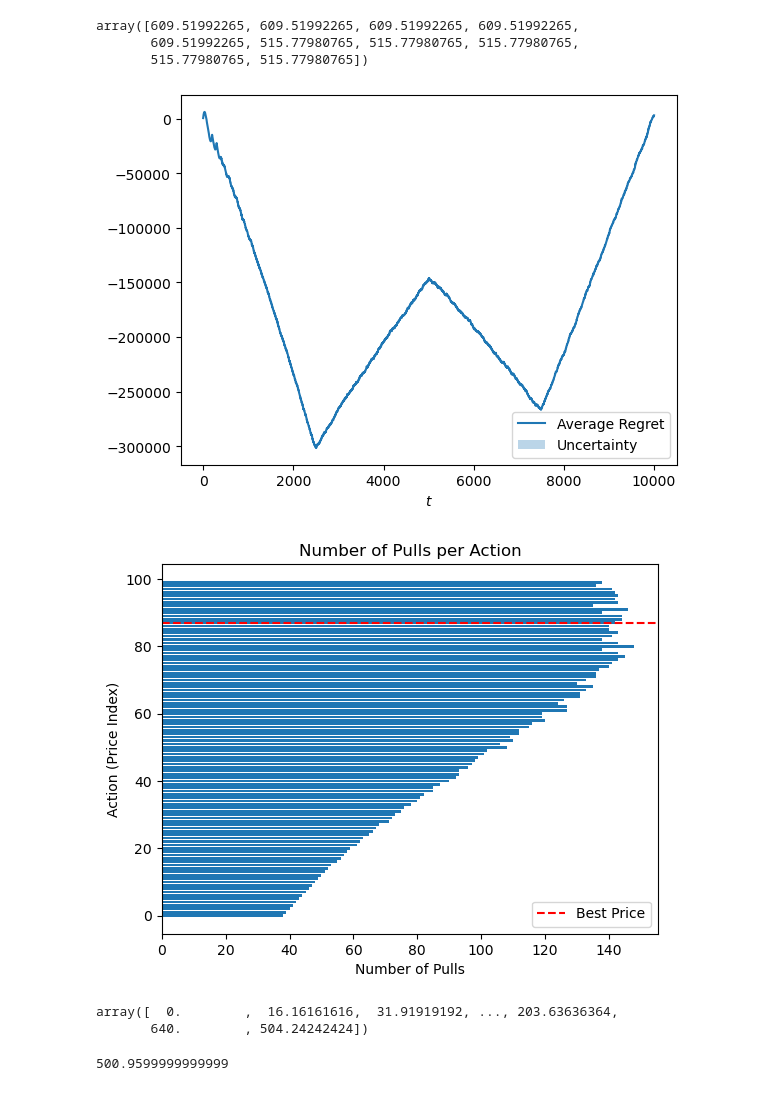
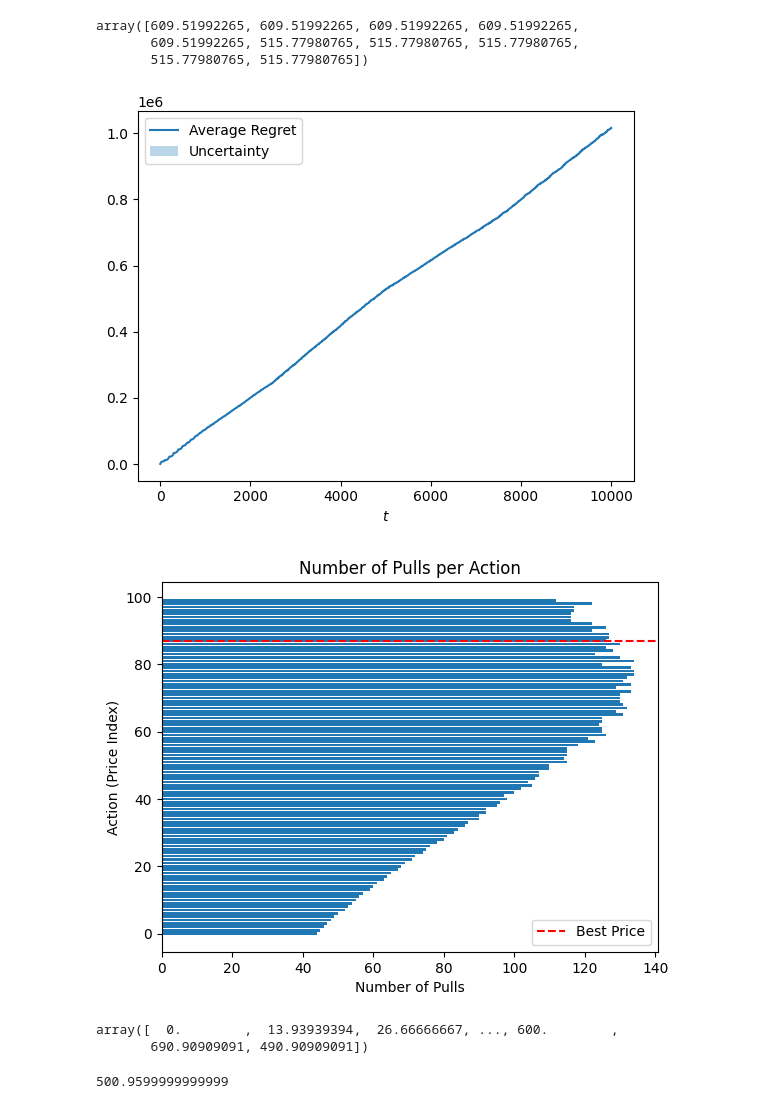
Before and after one commit to GabriFarace/OLA-project, a Jupyter notebook: requirement3.ipynb, the cells around one changed output. Saved outputs shown, nothing was run; the diff lists cells and outputs as text; code cells hidden in the pictures.

```diff
--- a/requirement3.ipynb
+++ b/requirement3.ipynb
@@ -6,15 +8,15 @@ import pandas as pd
 # %%
 class NonStationaryPricingEnvironment:
-    def __init__(self, conversion_probabilities, cost, interval_length, seed=None):
+    def __init__(self, slopes, cost, interval_length, seed=None):
         #np.random.seed(seed)
-        self.conversion_probabilities = conversion_probabilities
+        self.slopes = slopes
         self.cost = cost
         self.interval_length = interval_length
         self.t = 0
         self.current_interval = 0
 
     def round(self, price_t, n_t):
-        demand_t = np.random.binomial(n_t, self.conversion_probabilities[self.current_interval](price_t))
+        demand_t = np.random.binomial(n_t, conversion_probability(price_t, self.slopes[self.current_interval]))
         reward_t = demand_t * (price_t - self.cost)
         self.t += 1
         if self.t % self.interval_length == 0:
@@ -166,7 +164,7 @@ df = pd.DataFrame(columns=['Trial', 't', 'Price Index', 'Price', 'Demand', 'Rewa
 for seed in range(n_trials):
     #np.random.seed(seed)
 
-    env = NonStationaryPricingEnvironment(conversion_probabilities, cost, interval_length, seed=seed)
+    env = NonStationaryPricingEnvironment(slopes, cost, interval_length, seed=seed)
     agent = UCB1Agent(K, T, range=maximum_profit)
 
     agent_rewards = np.array([])
@@ -196,40 +194,40 @@ for seed in range(n_trials):
     cumulative_regret = np.cumsum(expected_clairvoyant_rewards - agent_rewards)
     regret_per_trial.append(cumulative_regret)
 
 regret_per_trial = np.array(regret_per_trial)
 
 average_regret = regret_per_trial.mean(axis=0)
 regret_std = regret_per_trial.std(axis=0)
 regret_std_normalized = regret_std / np.sqrt(n_trials)
 
 
 # Plotting
 plt.plot(np.arange(T), average_regret, label='Average Regret')
 plt.fill_between(np.arange(T),
                  average_regret - regret_std_normalized,
                  average_regret + regret_std_normalized,
                  alpha=0.3,
                  label='Uncertainty')
 plt.xlabel('$t$')
 plt.legend()
 plt.show()
 
 plt.figure()
 plt.barh(np.arange(K), agent.n_pulls)
 plt.axhline(y=best_price_index, color='red', linestyle='--', label='Best Price')
 plt.xlabel('Number of Pulls')
 plt.ylabel('Action (Price Index)')
 plt.legend()
 plt.title('Number of Pulls per Action')
 plt.show()
 # %% [output]
-[figure, old version]
+[figure, new version]
-[figure, old version]
+[figure, new version]
 # %%
 agent_rewards
 # %% [output]
-array([  0.        ,  16.16161616,  31.91919192, ..., 203.63636364,
-       640.        , 504.24242424])
+array([  0.        ,  13.93939394,  26.66666667, ..., 600.        ,
+       690.90909091, 490.90909091])
 # %%
 62 * (18.08 - 10)
 # %% [output]
```
Also changed, not shown: parts of 4 cells of this notebook.
